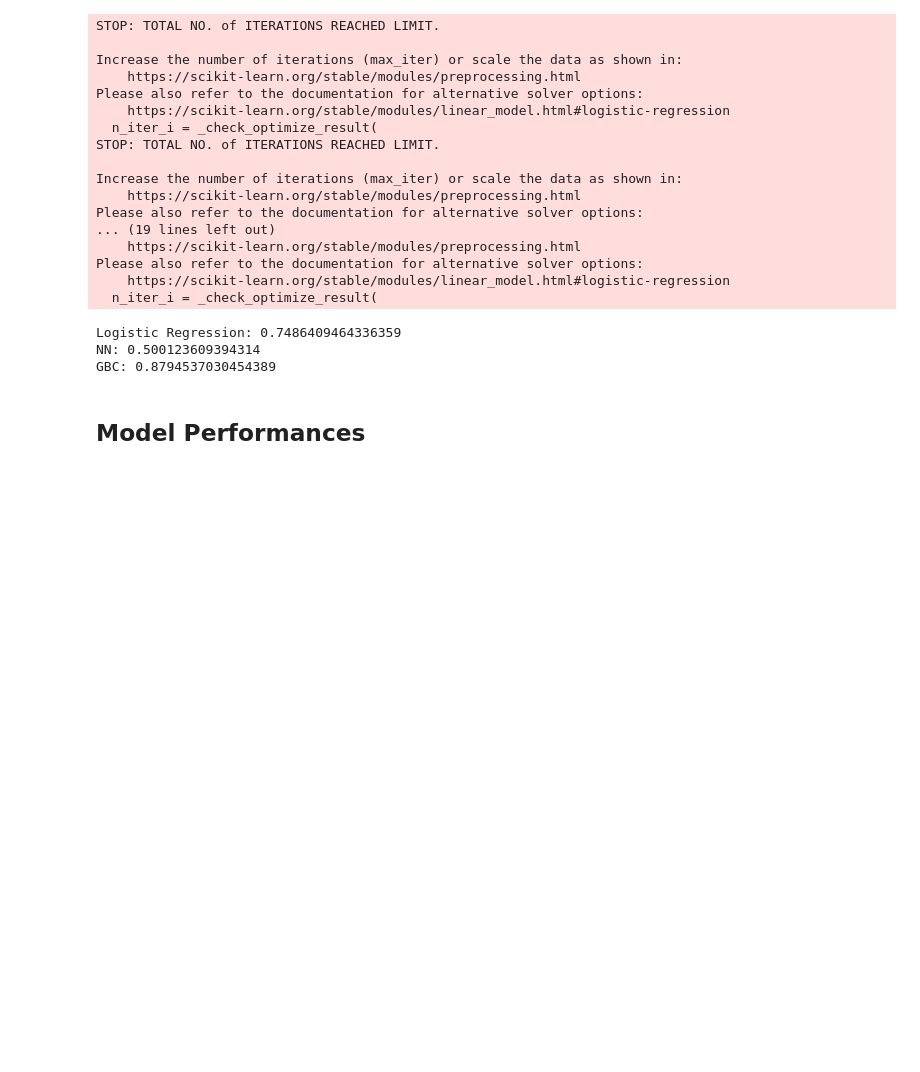
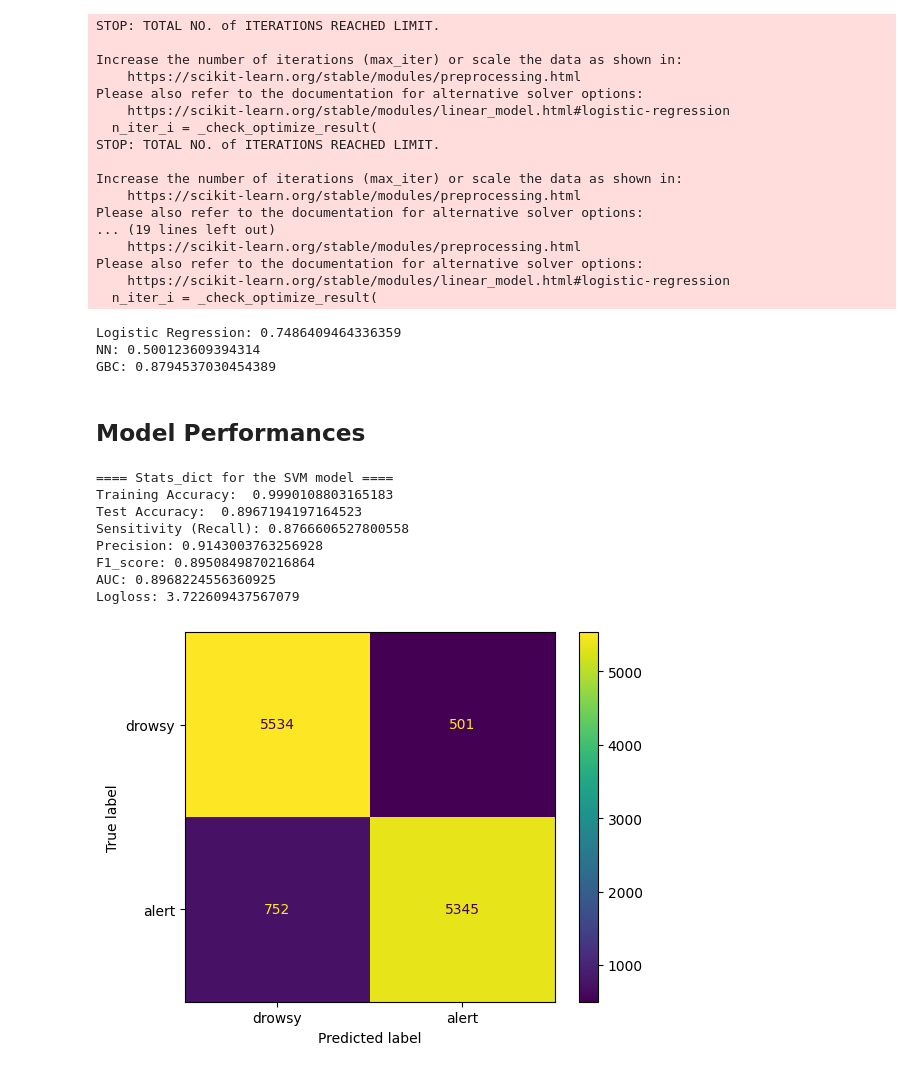
Before and after one commit to KemalcanKucuk/eeg-attention, a Jupyter notebook: stats.ipynb, the cells around one changed output. Cells and saved outputs as stored; diff of their text form; code cells hidden in the pictures; blank space fills up the shorter version.

Commit message:
added model prediction to results dict

```diff
--- a/stats.ipynb
+++ b/stats.ipynb
@@ -210,3 +210,18 @@ NN: 0.500123609394314
 GBC: 0.8794537030454389
 # %% [markdown]
 ## Model Performances
+# %%
+all_features = reduced_dataset.columns[:-2] # last two columns are subject and label
+X_train, X_test, y_train, y_test = data_preparation(dataset=reduced_dataset, feature_subset=all_features)
+# %%
+results = model_training(data = [X_train, X_test, y_train, y_test], model_family='SVM', stats=True)
+# %% [output]
+==== Stats_dict for the SVM model ====
+Training Accuracy:  0.9990108803165183
+Test Accuracy:  0.8967194197164523
+Sensitivity (Recall): 0.8766606527800558
+Precision: 0.9143003763256928
+F1_score: 0.8950849870216864
+AUC: 0.8968224556360925
+Logloss: 3.722609437567079
+[figure, added]
```
Also changed, not shown: parts of 2 cells of this notebook, 1 other file.
